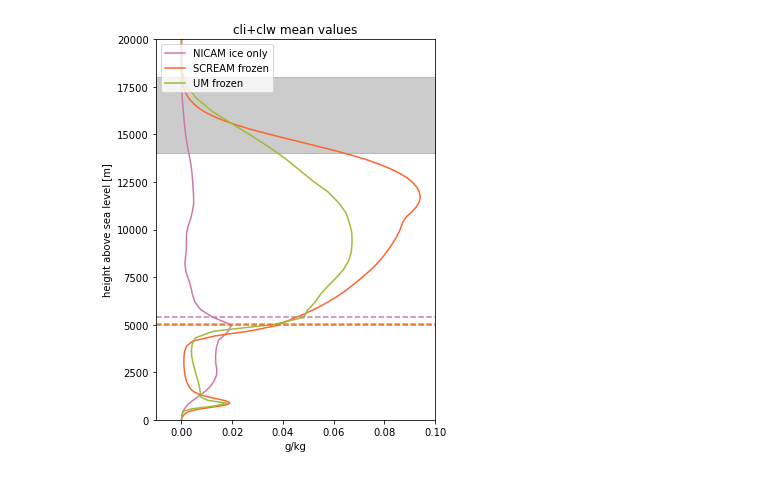
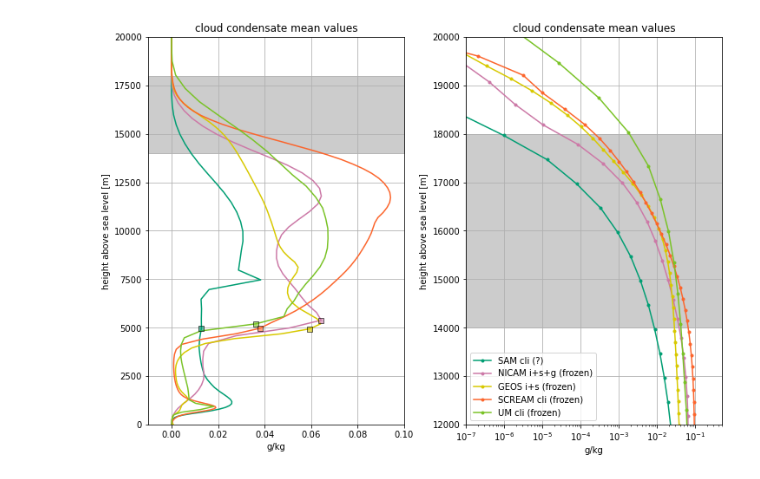
Before and after one commit to smturbev/dyamond2, a Jupyter notebook: python_scripts/vert_profiles.ipynb, the cells around one changed output. Drawn from its saved outputs; the diff is of its cells as text; code cells hidden in the pictures.

Commit message:
updated colors and added SCREAM/GEOS

```diff
--- a/python_scripts/vert_profiles.ipynb
+++ b/python_scripts/vert_profiles.ipynb
@@ -61,0 +16,4 @@ sc_z.shape, ta_zavg.shape
+# %%
+z_sc = xr.open_dataset(ap.get_fldmean_file("SCREAM","TWP","zg")).zg
+z_um = xr.open_dataset(ap.get_fldmean_file("UM","TWP","zg")).zg
+z_ge = xr.open_dataset(ap.get_fldmean_file("GEOS","TWP","zg")).zg.mean(axis=(0,2,3))
@@ -62,41 +53,83 @@ sc_z.shape, ta_zavg.shape
 # %%
-# m="SAM"
-# z = "z"
-fig, ax = plt.subplots(1,1, figsize=(5,7))
+
+#### height given in file ####
+cliw={}
+m="SAM"
+z = "z"
+fig, [ax, axt] = plt.subplots(1,2, figsize=(10,7), constrained_layout=True)
 # clw_dict[m].plot(y=z, ax=ax, color=colors[m], linestyle="--")
 # cli_dict[m].plot(y=z, ax=ax, color=colors[m], linestyle=":")
-# (clw_dict[m]+cli_dict[m]).plot(y=z, ax=ax, color=colors[m], label=m+" cli")
+cliw[m] = (clw_dict[m]+cli_dict[m])
+cliw[m].plot(y=z, ax=ax, color=colors[m])
+cliw[m].plot(y=z, ax=axt, color=colors[m], marker=".", label=m+" cli (?)")
 
 m="NICAM"
 z = "lev"
 # ((clw_dict[m])*1000).plot(y=z, ax=ax, color=colors[m], linestyle="--")
 # ((cli_dict[m])*1000).plot(y=z, ax=ax, color=colors[m], linestyle=":")
-((clw_dict[m]+cli_dict[m])*1000).plot(y=z, ax=ax, color=colors[m], label=m+" ice only")
+cliw[m] = (clw_dict[m]+cli_dict[m])*1000
+cliw[m].plot(y=z, ax=ax, color=colors[m])
+cliw[m].plot(y=z, ax=axt, color=colors[m], marker=".", label=m+" i+s+g (frozen)")
 
-m="SCREAM"
-z = "lev"
+### height from zg output ###
+m="GEOS"
 # ax.plot((clw_dict[m]*1000)[:-1], sc_z, color=colors[m], linestyle="--")
 # ax.plot((cli_dict[m]*1000)[:-1], sc_z, color=colors[m], linestyle=":")
-ax.plot(((clw_dict[m]+cli_dict[m])*1000)[:-1], sc_z, color=colors[m], label=m+" frozen")
+cliw[m] = (clw_dict[m]+cli_dict[m])*1000
+ax.plot((cliw[m]), z_ge, color=colors[m])
+axt.plot((cliw[m]), z_ge, color=colors[m], marker=".", label=m+" i+s (frozen)")
+
+##### calculated height #####
+m="SCREAM"
+# ax.plot((clw_dict[m]*1000)[:-1], sc_z, color=colors[m], linestyle="--")
+# ax.plot((cli_dict[m]*1000)[:-1], sc_z, color=colors[m], linestyle=":")
+cliw[m] = (clw_dict[m]+cli_dict[m])*1000
+ax.plot((cliw[m])[:-1], z_sc, color=colors[m])
+axt.plot((cliw[m])[:-1], z_sc, color=colors[m], marker=".", label=m+" cli (frozen)")
 
 m="UM"
 # ax.plot((clw_dict[m]*1000)[:-1], um_z, color=colors[m], linestyle="--")
 # ax.plot((cli_dict[m]*1000)[:-1], um_z, color=colors[m], linestyle=":")
-ax.plot(((clw_dict[m]+cli_dict[m])*1000)[:-1], um_z, color=colors[m], label=m+" frozen")
+cliw[m] = (clw_dict[m]+cli_dict[m])*1000
+ax.plot(cliw[m][:-1], z_um, color=colors[m])
+axt.plot(cliw[m][:-1], z_um, color=colors[m], marker=".", label=m+" cli (frozen)")
 
-ax.legend(loc="upper left")
+i_um = np.argmin(abs(ta_dict["UM"].values-273))
+i_sc = np.argmin(abs(ta_dict["SCREAM"].values-273))
+i_ni = np.argmin(abs(ta_dict["NICAM"].values-273))
+i_sa = np.argmin(abs(ta_dict["SAM"].values-273))
+i_ge = np.argmin(abs(ta_dict["GEOS"].values-273))
+
+ax.scatter(cliw["UM"][i_um], z_um[i_um], color=colors["UM"], marker="s",
+           alpha=0.6, s=30, edgecolor="k", zorder=2)
+ax.scatter(cliw["NICAM"][i_ni], clw_dict["NICAM"].lev[i_ni], marker="s",
+           color=colors["NICAM"], alpha=0.6, s=30, edgecolor="k", zorder=2)
+ax.scatter(cliw["SAM"][i_sa], clw_dict["SAM"].z[i_sa], color=colors["SAM"],
+           marker="s", alpha=0.6, s=30, edgecolor="k", zorder=2)
+ax.scatter(cliw["SCREAM"][i_sc], z_sc[i_sc], color=colors["SCREAM"],
+           marker="s", alpha=0.6, s=30, edgecolor="k", zorder=2)
+ax.scatter(cliw["GEOS"][i_ge], z_ge[i_ge], color=colors["GEOS"],
+           marker="s", alpha=0.6, s=30, edgecolor="k", zorder=2)
+
+
+ax.fill_between([-1e-2,1e-1],14000,18000,color="k",alpha=0.2)
+ax.set_title("cloud condensate mean values")
+ax.set_xlabel("g/kg")
+ax.grid()
+axt.fill_between([-1e-2,1],14000,18000,color="k",alpha=0.2)
+axt.set_title("cloud condensate mean values")
+axt.set_xlabel("g/kg")
+axt.grid()
+
+ax.set_xlim([-1e-2,1e-1])
 ax.set_ylim([0,20000])
 
-ax.axhline(um_z[np.argmin(abs(ta_dict["UM"].values-273))], color=colors["UM"], linestyle="--")
-ax.axhline(sc_z[np.argmin(abs(ta_dict["SCREAM"].values-273))], color=colors["SCREAM"], linestyle="--")
-ax.axhline(clw_dict["NICAM"].lev[np.argmin(abs(ta_dict["NICAM"].values-273))], color=colors["NICAM"], linestyle="--")
-# ax.axhline(clw_dict["SAM"].z[np.argmin(abs(ta_dict["SAM"].values-273))], color=colors["SAM"], linestyle="--")
+axt.legend(loc="lower left")
+axt.set_xlim([1e-7,0.5])
+axt.set_ylim([12000, 20000])
+axt.set_xscale("log")
+plt.savefig("../plots/TWP/TWP_3D_cli+clw_mean.png", dpi=120)
 
-ax.set_xlim([-1e-2,1e-1])
-ax.fill_between([-1e-2,1e-1],14000,18000,color="k",alpha=0.2)
-ax.set_title("cli+clw mean values")
-ax.set_xlabel("g/kg")
-plt.savefig("../plots/TWP/TWP_3D_cli+clw_mean_linear.png", dpi=120)
 plt.show()
 # %% [output]
-[figure, old version]
+[figure, new version]
```
Also changed, not shown: parts of 13 cells of this notebook, 11 other files.
